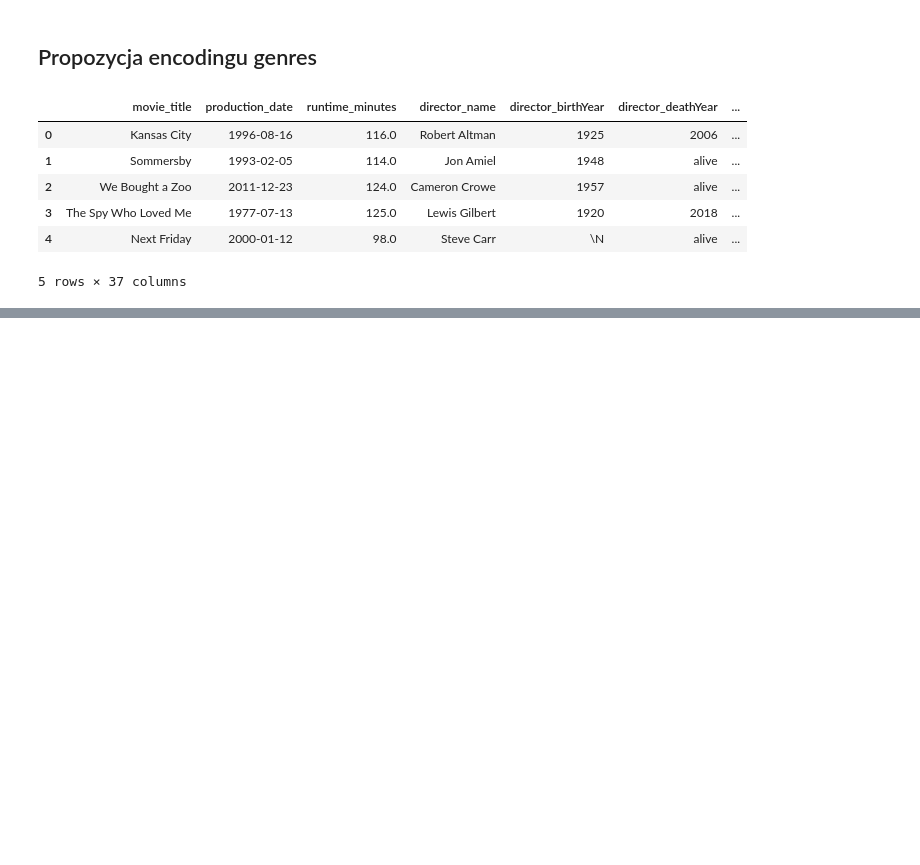
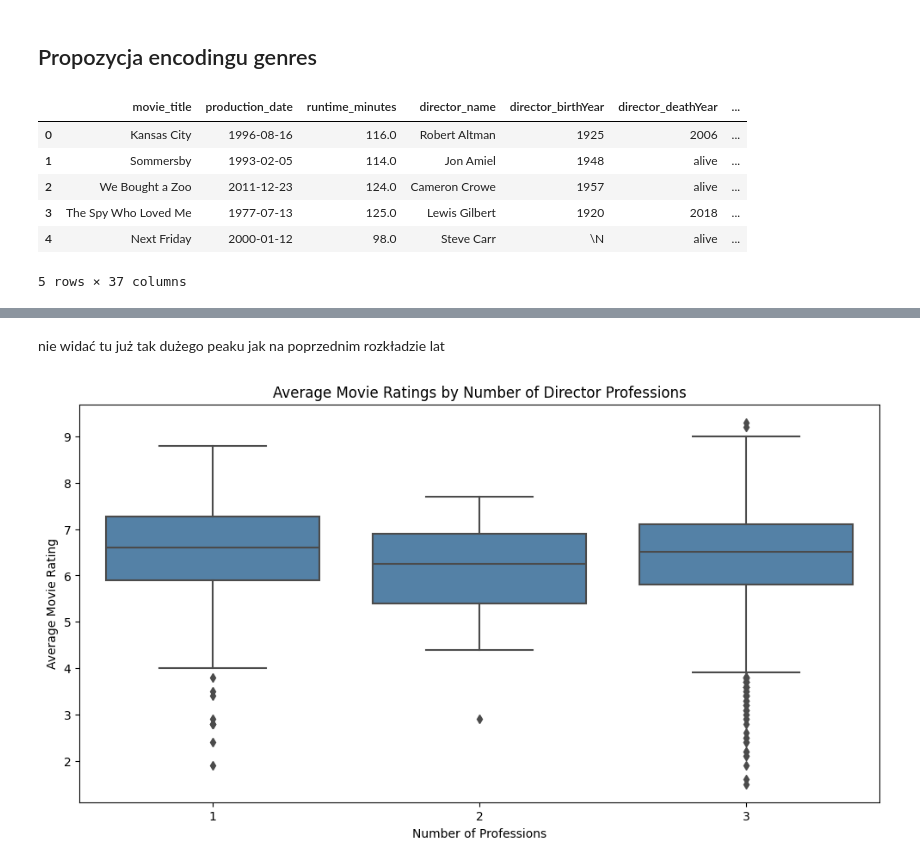
Before and after one commit to kaminskaz/PROJEKT2_ML_klasteryzacja, a Jupyter notebook: KM1/EDA_final.ipynb, the cells around one changed output, grey strips where cells are left out. Cells and saved outputs as stored; diff of their text form; code cells hidden in the pictures; blank space fills up the shorter version.

```diff
--- a/KM1/EDA_final.ipynb
+++ b/KM1/EDA_final.ipynb
@@ -548,0 +600,14 @@ df.head()
+# %% [markdown]
+nie widać tu już tak dużego peaku jak na poprzednim rozkładzie lat
+# %%
+
+df['num_professions'] = df['director_professions'].apply(lambda x: len(x.split(',')) if pd.notnull(x) else 0)
+
+plt.figure(figsize=(12, 6))
+sns.boxplot(data=df, x='num_professions', y='movie_averageRating', color='steelblue')
+plt.xlabel('Number of Professions')
+plt.ylabel('Average Movie Rating')
+plt.title('Average Movie Ratings by Number of Director Professions')
+plt.show()
+# %% [output]
+[figure, added]
```
Also changed, not shown: parts of 9 cells of this notebook.
